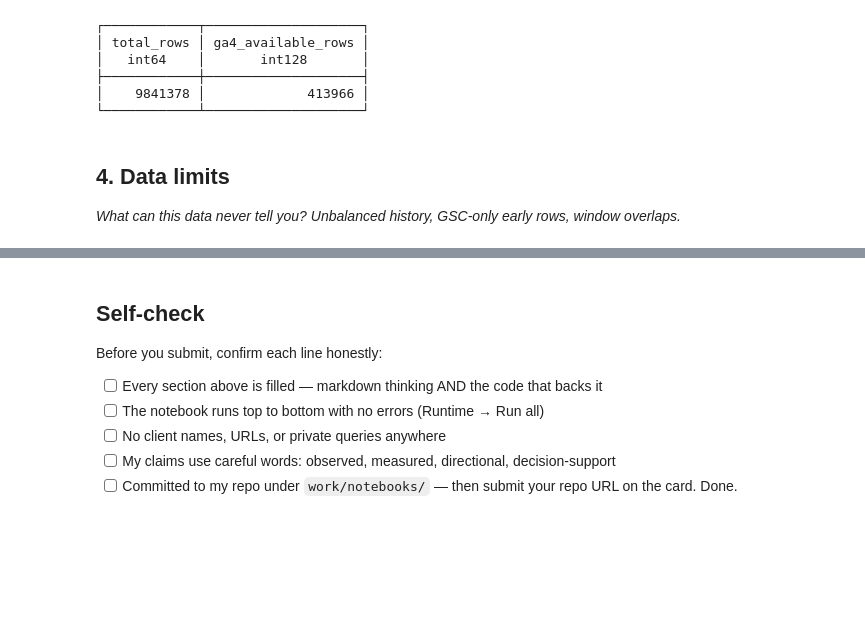
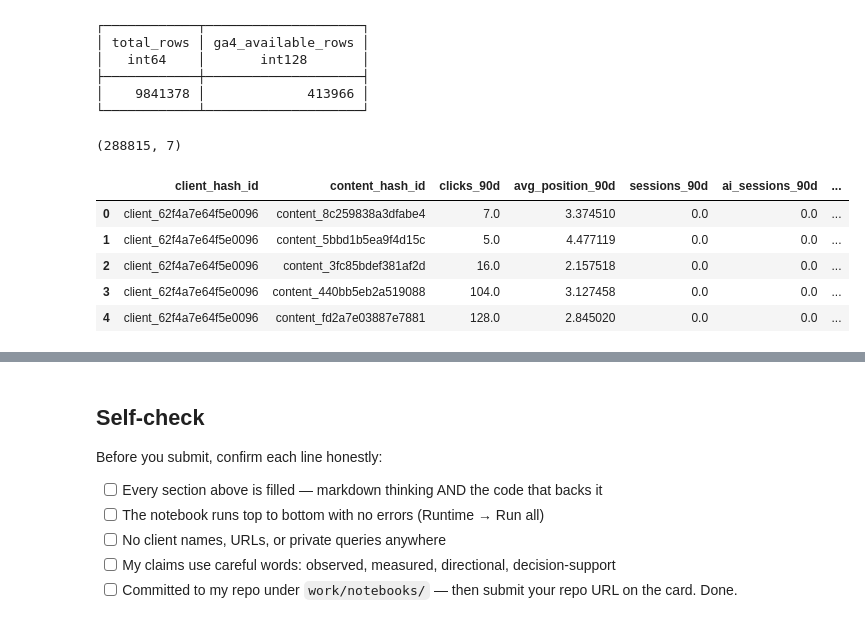
Before and after one commit to MissNaliaka/SEO-Content-Opportunity-Scoring, a Jupyter notebook: work/notebooks/w03_data_contract.ipynb, the cells around one changed output, grey strips where cells are left out. Drawn from its saved outputs; the diff is of its cells as text; code cells hidden in the pictures; blank space fills up the shorter version.

```diff
--- a/work/notebooks/w03_data_contract.ipynb
+++ b/work/notebooks/w03_data_contract.ipynb
@@ -169,7 +169,39 @@ con.sql(f"""
 ├────────────┼────────────────────┤
 │    9841378 │             413966 │
 └────────────┴────────────────────┘
-# %% [markdown]
-## 4. Data limits
-
-*What can this data never tell you? Unbalanced history, GSC-only early rows, window overlaps.*
+# %%
+feature_paths = [
+    f"{rel}/fact_content_daily_performance/month=2026-01/*.parquet",
+    f"{rel}/fact_content_daily_performance/month=2026-02/*.parquet",
+    f"{rel}/fact_content_daily_performance/month=2026-03/*.parquet"
+]
+
+#Feature frame cell
+feature_df = con.sql(f"""
+    SELECT
+        client_hash_id,
+        content_hash_id,
+        SUM(gsc_clicks) AS clicks_90d,
+        AVG(gsc_avg_position) AS avg_position_90d,
+        SUM(ga4_sessions) AS sessions_90d,
+        SUM(sessions_ai) AS ai_sessions_90d,
+        COUNT(*) AS days_with_data
+    FROM read_parquet([ {', '.join(f"'{p}'" for p in feature_paths)} ])
+    WHERE report_date BETWEEN DATE '2025-12-31' AND DATE '2026-03-31'
+      AND client_hash_id IN (
+          SELECT client_hash_id FROM read_parquet('{rel}/dim_clients.parquet')
+          WHERE gsc_data_start <= DATE '2025-12-31'
+      )
+    GROUP BY client_hash_id, content_hash_id
+""").df()
+
+print(feature_df.shape)
+feature_df.head()
+# %% [output]
+(288815, 7)
+|  | client_hash_id | content_hash_id | clicks_90d | avg_position_90d | sessions_90d | ai_sessions_90d | ... |
+| 0 | client_62f4a7e64f5e0096 | content_8c259838a3dfabe4 | 7.0 | 3.374510 | 0.0 | 0.0 | ... |
+| 1 | client_62f4a7e64f5e0096 | content_5bbd1b5ea9f4d15c | 5.0 | 4.477119 | 0.0 | 0.0 | ... |
+| 2 | client_62f4a7e64f5e0096 | content_3fc85bdef381af2d | 16.0 | 2.157518 | 0.0 | 0.0 | ... |
+| 3 | client_62f4a7e64f5e0096 | content_440bb5eb2a519088 | 104.0 | 3.127458 | 0.0 | 0.0 | ... |
+| 4 | client_62f4a7e64f5e0096 | content_fd2a7e03887e7881 | 128.0 | 2.845020 | 0.0 | 0.0 | ... |
```
Also changed, not shown: parts of 2 cells of this notebook.
